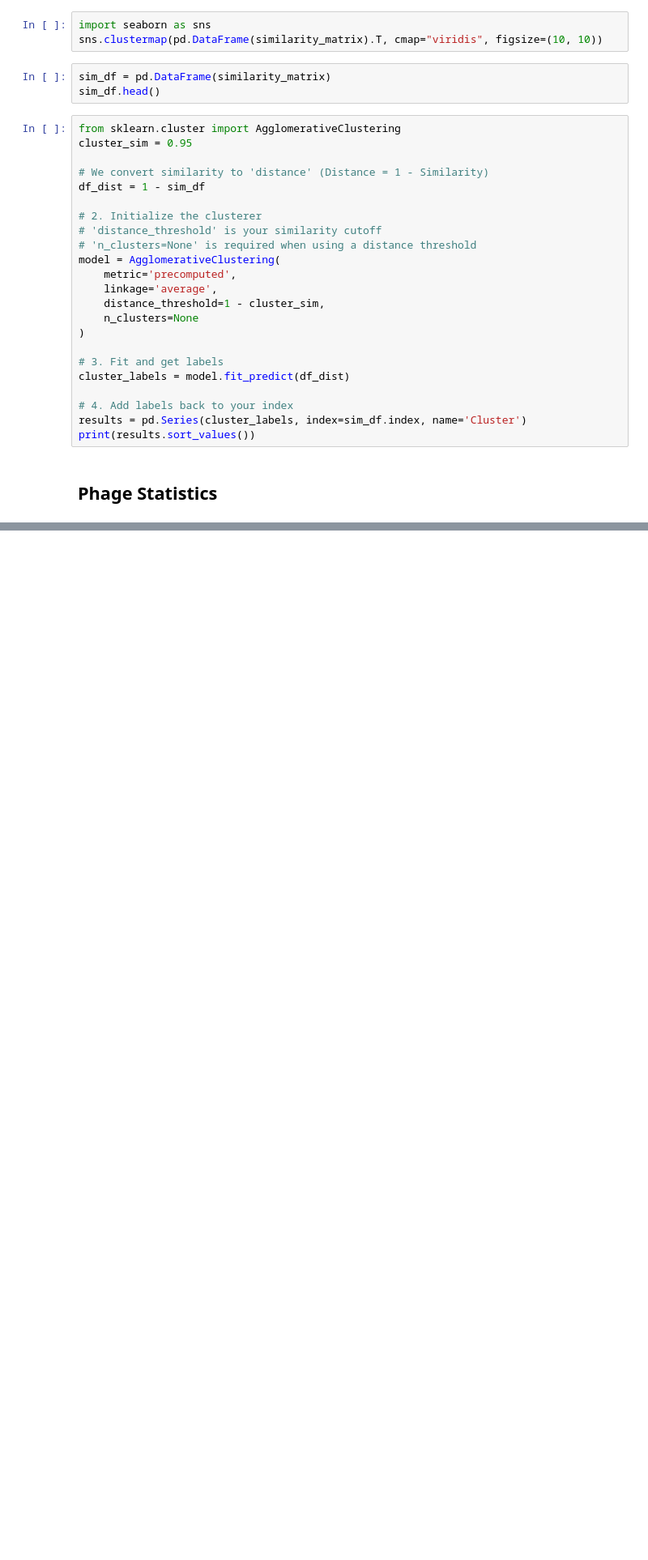
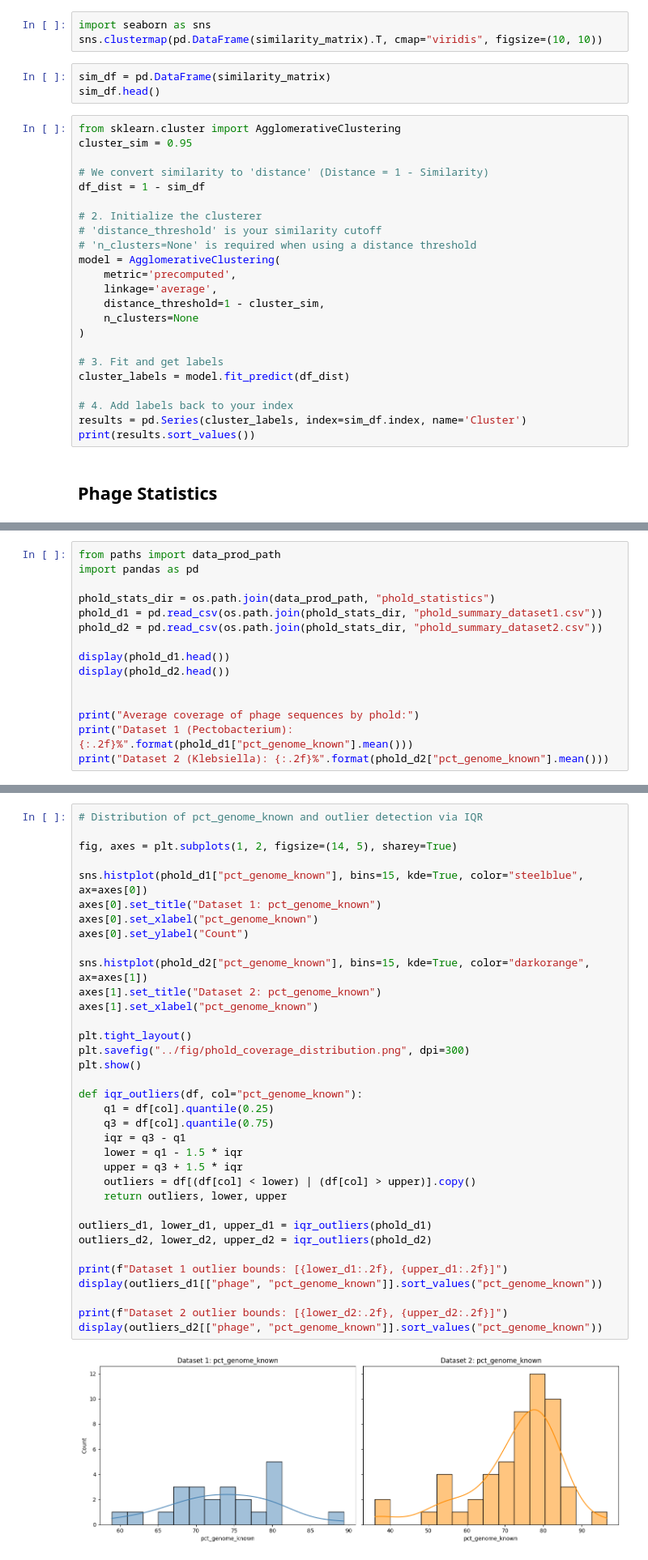
Before and after one commit to azzy72/PredictPhagePPI, a Jupyter notebook: notebooks/phage_eda.ipynb, the cells around one changed output, grey strips where cells are left out. Shown at 81% size. Cells and saved outputs as stored; diff of their text form; blank space fills up the shorter version.

```diff
--- a/notebooks/phage_eda.ipynb
+++ b/notebooks/phage_eda.ipynb
@@ -271,0 +303,15 @@ plot_gc_distribution(records, "Bacteriophage GC Content Distribution")
+# %%
+from paths import data_prod_path
+import pandas as pd
+
+phold_stats_dir = os.path.join(data_prod_path, "phold_statistics")
+phold_d1 = pd.read_csv(os.path.join(phold_stats_dir, "phold_summary_dataset1.csv"))
+phold_d2 = pd.read_csv(os.path.join(phold_stats_dir, "phold_summary_dataset2.csv"))
+
+display(phold_d1.head())
+display(phold_d2.head())
+
+
+print("Average coverage of phage sequences by phold:")
+print("Dataset 1 (Pectobacterium): {:.2f}%".format(phold_d1["pct_genome_known"].mean()))
+print("Dataset 2 (Klebsiella): {:.2f}%".format(phold_d2["pct_genome_known"].mean()))
@@ -271,0 +334,37 @@ plot_gc_distribution(records, "Bacteriophage GC Content Distribution")
+# %%
+# Distribution of pct_genome_known and outlier detection via IQR
+
+fig, axes = plt.subplots(1, 2, figsize=(14, 5), sharey=True)
+
+sns.histplot(phold_d1["pct_genome_known"], bins=15, kde=True, color="steelblue", ax=axes[0])
+axes[0].set_title("Dataset 1: pct_genome_known")
+axes[0].set_xlabel("pct_genome_known")
+axes[0].set_ylabel("Count")
+
+sns.histplot(phold_d2["pct_genome_known"], bins=15, kde=True, color="darkorange", ax=axes[1])
+axes[1].set_title("Dataset 2: pct_genome_known")
+axes[1].set_xlabel("pct_genome_known")
+
+plt.tight_layout()
+plt.savefig("../fig/phold_coverage_distribution.png", dpi=300)
+plt.show()
+
+def iqr_outliers(df, col="pct_genome_known"):
+    q1 = df[col].quantile(0.25)
+    q3 = df[col].quantile(0.75)
+    iqr = q3 - q1
+    lower = q1 - 1.5 * iqr
+    upper = q3 + 1.5 * iqr
+    outliers = df[(df[col] < lower) | (df[col] > upper)].copy()
+    return outliers, lower, upper
+
+outliers_d1, lower_d1, upper_d1 = iqr_outliers(phold_d1)
+outliers_d2, lower_d2, upper_d2 = iqr_outliers(phold_d2)
+
+print(f"Dataset 1 outlier bounds: [{lower_d1:.2f}, {upper_d1:.2f}]")
+display(outliers_d1[["phage", "pct_genome_known"]].sort_values("pct_genome_known"))
+
+print(f"Dataset 2 outlier bounds: [{lower_d2:.2f}, {upper_d2:.2f}]")
+display(outliers_d2[["phage", "pct_genome_known"]].sort_values("pct_genome_known"))
+# %% [output]
+[figure, added]
```
Also changed, not shown: parts of 5 cells of this notebook, 19 other files.
